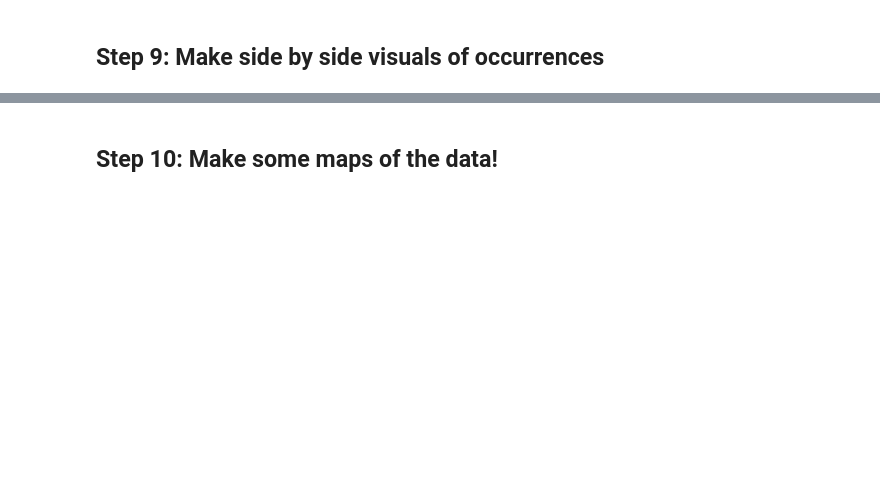
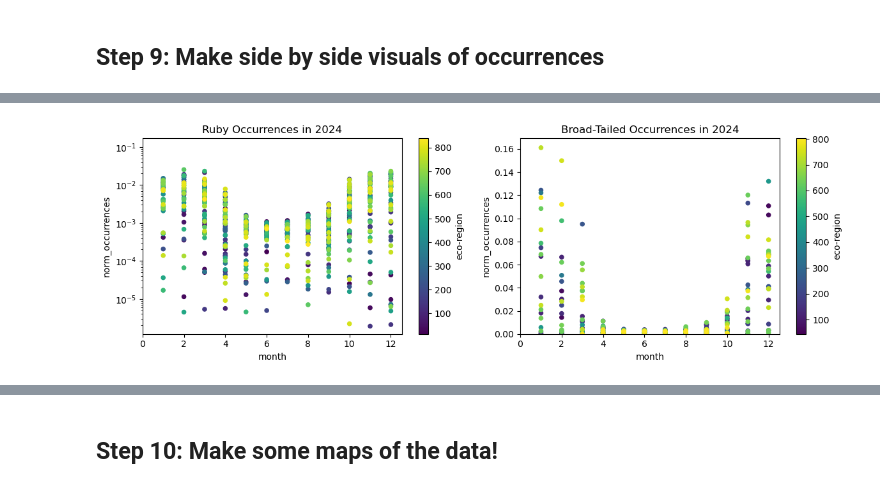
Before and after one commit to earthlab-education/02-migration-algrego, a Jupyter notebook: notebooks/final-project-humm.ipynb, the cells around one changed output, grey strips where cells are left out. Saved outputs shown, nothing was run; the diff lists cells and outputs as text; code cells hidden in the pictures; blank space fills up the shorter version.

```diff
--- a/notebooks/final-project-humm.ipynb
+++ b/notebooks/final-project-humm.ipynb
@@ -575,27 +810,33 @@ plt.show()
 # %%
 # Create side-by-side subplots
 fig, axes = plt.subplots(1, 2, figsize=(12,4)) # 1 column and 2 rows
 
 
 # Scatterplot
 occurrence_ruby_df.reset_index().plot.scatter(ax=axes[0],
     x = 'month',
     y = 'norm_occurrences',
     c = 'eco-region',
     logy = True
 ).set_title("Ruby Occurrences in 2024")
 # Scatterplot
 occurrence_broad_df.reset_index().plot.scatter(ax=axes[1],
     x = 'month',
     y = 'norm_occurrences',
     c = 'eco-region').set_title("Broad-Tailed Occurrences in 2024")
 
 ymax = max(axes[0].get_ylim()[1], axes[1].get_ylim()[1])
 axes[0].set_ylim(0, ymax)
 axes[1].set_ylim(0, ymax)
 
+xmax = max(axes[0].get_xlim()[1], axes[1].get_xlim()[1])
+axes[0].set_xlim(0, xmax)
+axes[1].set_xlim(0, xmax)
+
 plt.tight_layout()
 plt.show()
+# %% [output]
+[figure, added]
 # %%
 # Simplify the geometry to speed up processing
 eco_gdf.geometry = eco_gdf.simplify(0.1, preserve_topology=False)
```
Also changed, not shown: parts of 36 cells of this notebook, 4 other files.
